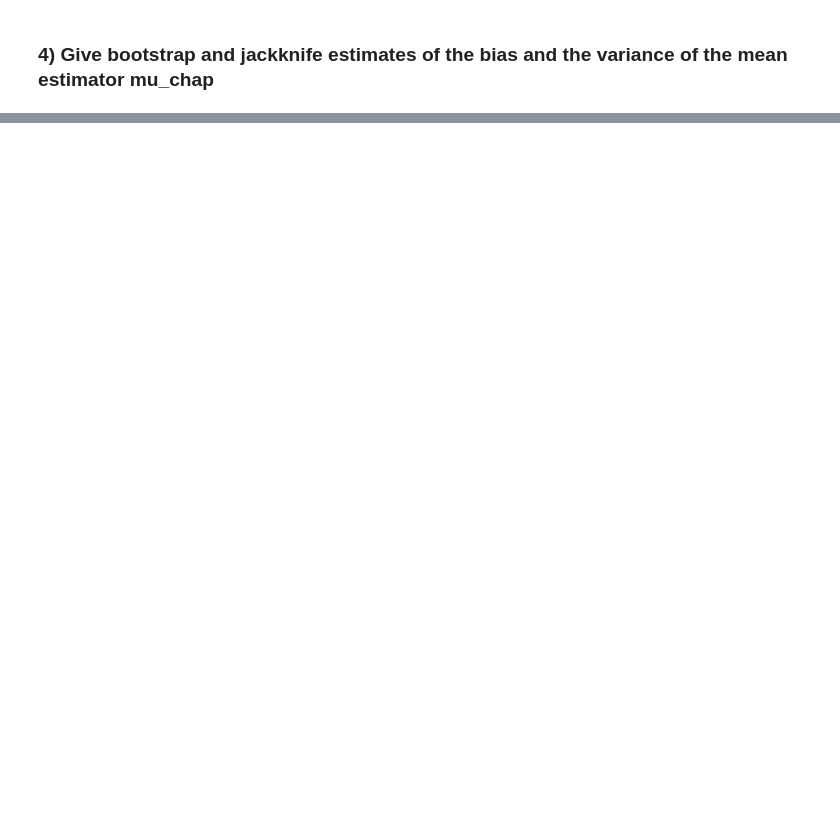
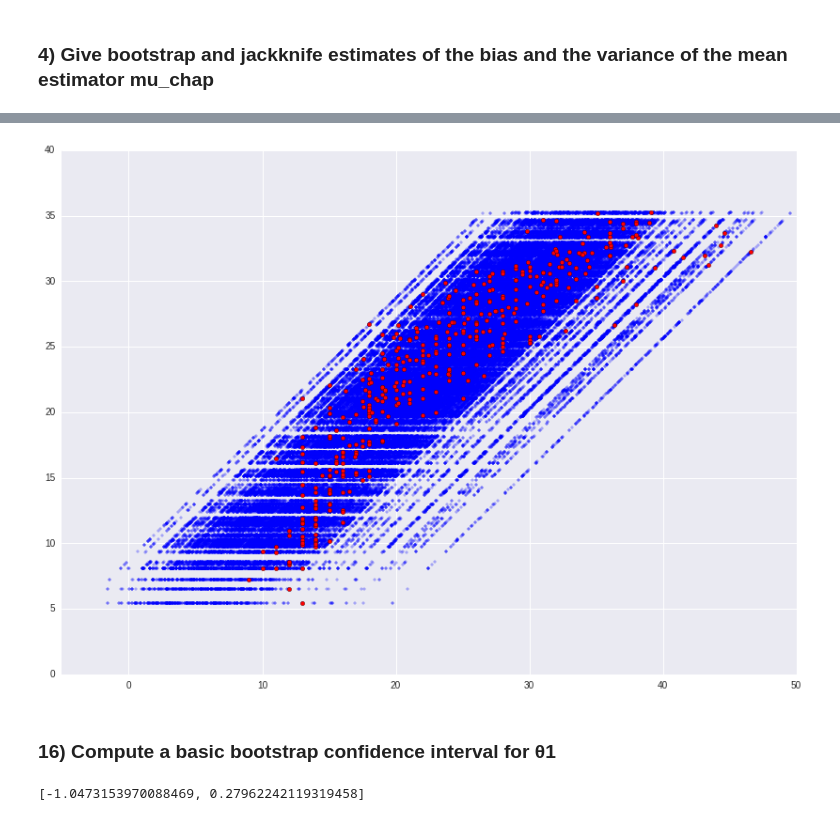
Before and after one commit to aroville/mastere-bgd, a Jupyter notebook: statistiques/dms/dm2/dm2.ipynb, the cells around one changed output, grey strips where cells are left out. Drawn from its saved outputs; the diff is of its cells as text; code cells hidden in the pictures; blank space fills up the shorter version.

```diff
--- a/statistiques/dms/dm2/dm2.ipynb
+++ b/statistiques/dms/dm2/dm2.ipynb
@@ -127,0 +416,34 @@ var(X) =  [ 0.02716 -0.0002 ] [-0.0002  0.0284]
+# %%
+B = 500
+yis = [y_chap + residuals[npr.randint(0,n3,n3)] for _ in range(B)]
+# %%
+# Initialize plot
+fig = plt.figure(figsize=(14,10))
+ax = fig.add_subplot(111)
+
+for yi in yis:
+    ax.scatter(yi, y_chap, c='b', marker='+')
+
+ax.scatter(y, y_chap, c='r', marker='o', label='Bootstrap estimators')
+
+ax.set_xlim(-5, 50)
+plt.legend([], [])
+plt.show()
+# %% [output]
+[figure, added]
+# %% [markdown]
+### 16) Compute a basic bootstrap confidence interval for θ1
+# %%
+def calc_theta1(x, yi):
+    clf_b = lm.LinearRegression()
+    clf_b.fit(x, yi)
+    return clf_b.coef_[0]
+
+sqN3 = math.sqrt(n3)
+bs_diff = list(map(lambda yi: sqN3*(calc_theta1(x, yi) - theta1), yis))
+ksi1 = np.percentile(bs_diff, 100. - 5/2)
+ksi2 = np.percentile(bs_diff, 5/2)
+ic_bs = [theta1 - ksi1 / sqN3, theta1 - ksi2 / sqN3]
+ic_bs
+# %% [output]
+[-1.0473153970088469, 0.27962242119319458]
```
Also changed, not shown: parts of 32 cells of this notebook, 3 other files.
